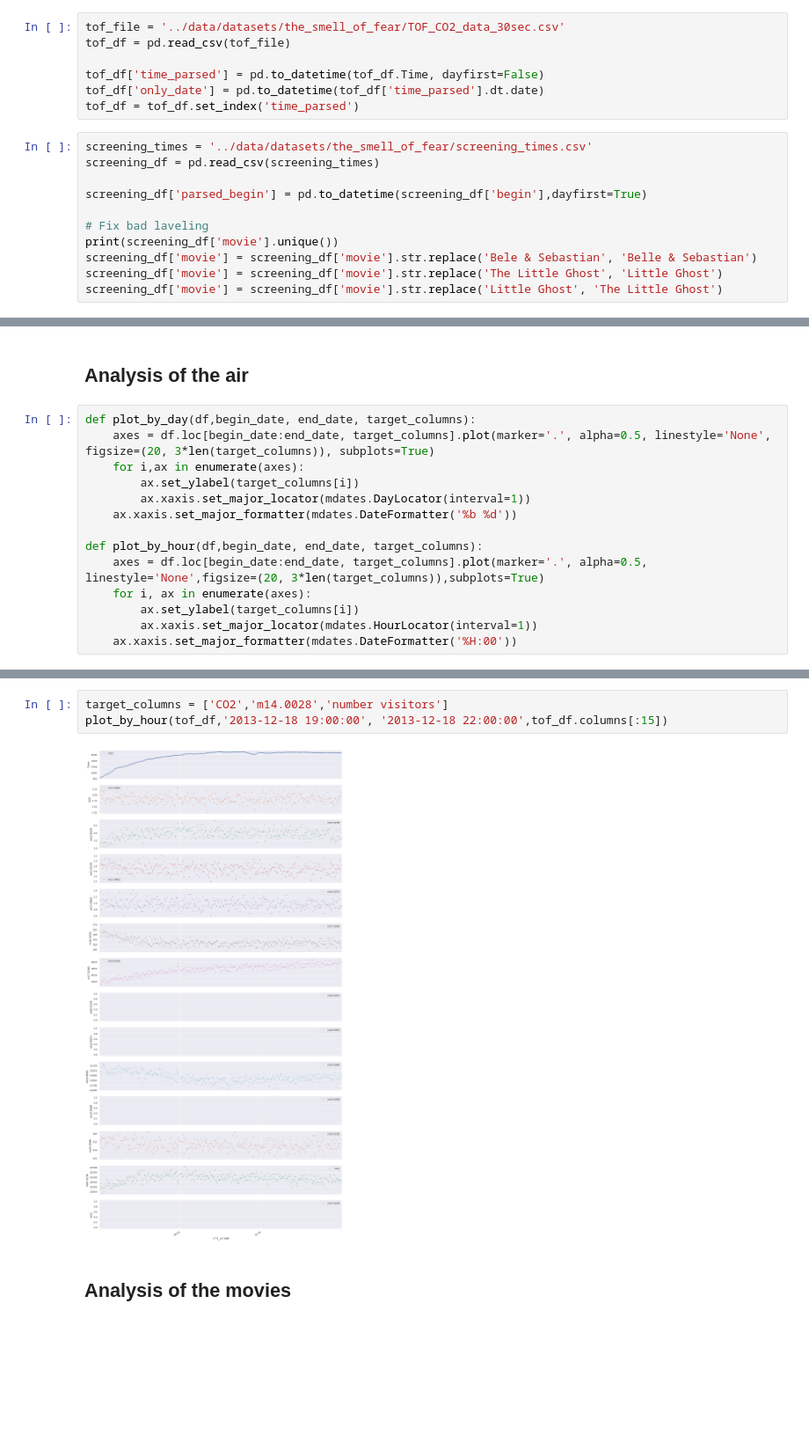
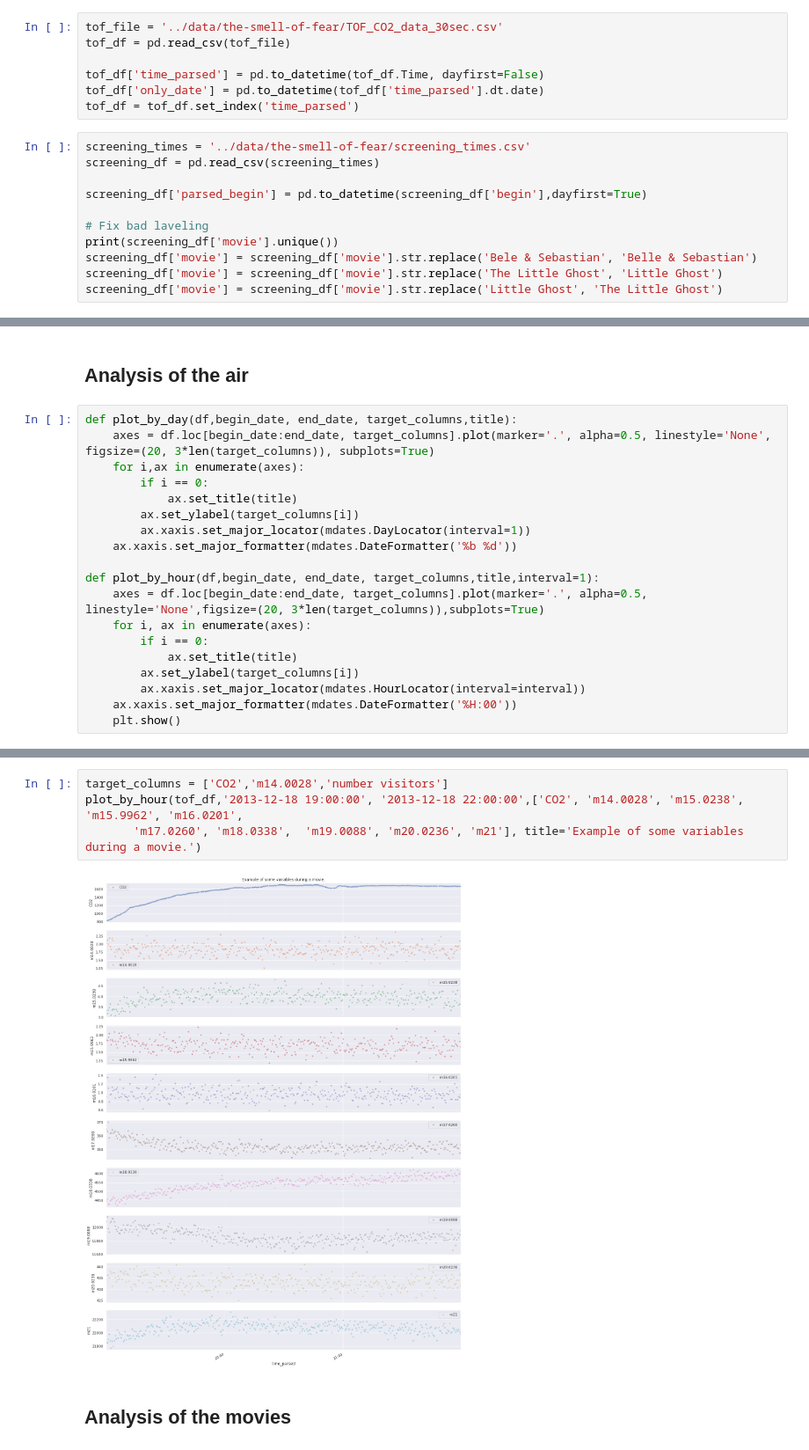
Before and after one commit to RaquelLeandra/deep_learning_deliveries, a Jupyter notebook: src/Time Series Visualization.ipynb, the cells around one changed output, grey strips where cells are left out. Shown at 88% size. Saved outputs shown, nothing was run; the diff lists cells and outputs as text; blank space fills up the shorter version.

````diff
--- a/src/Time Series Visualization.ipynb
+++ b/src/Time Series Visualization.ipynb
@@ -26,14 +29,14 @@ tof_df.loc['2013-12-18 14:00:00':'2013-12-18 16:41:00']
 tof_df.loc['2013-12']
 ```
 # %%
-tof_file = '../data/datasets/the_smell_of_fear/TOF_CO2_data_30sec.csv'
+tof_file = '../data/the-smell-of-fear/TOF_CO2_data_30sec.csv'
 tof_df = pd.read_csv(tof_file)
 
 tof_df['time_parsed'] = pd.to_datetime(tof_df.Time, dayfirst=False)
 tof_df['only_date'] = pd.to_datetime(tof_df['time_parsed'].dt.date)
 tof_df = tof_df.set_index('time_parsed')
 # %%
-screening_times = '../data/datasets/the_smell_of_fear/screening_times.csv'
+screening_times = '../data/the-smell-of-fear/screening_times.csv'
 screening_df = pd.read_csv(screening_times)
 
 screening_df['parsed_begin'] = pd.to_datetime(screening_df['begin'],dayfirst=True)
@@ -106,18 +140,23 @@ sns.heatmap(tof_df.iloc[:,1:431].corr())
 # %% [markdown]
 ## Analysis of the air
 # %%
-def plot_by_day(df,begin_date, end_date, target_columns):
+def plot_by_day(df,begin_date, end_date, target_columns,title):
     axes = df.loc[begin_date:end_date, target_columns].plot(marker='.', alpha=0.5, linestyle='None', figsize=(20, 3*len(target_columns)), subplots=True)
     for i,ax in enumerate(axes):
+        if i == 0:
+            ax.set_title(title)
         ax.set_ylabel(target_columns[i])
         ax.xaxis.set_major_locator(mdates.DayLocator(interval=1))
     ax.xaxis.set_major_formatter(mdates.DateFormatter('%b %d'))
 
-def plot_by_hour(df,begin_date, end_date, target_columns):
+def plot_by_hour(df,begin_date, end_date, target_columns,title,interval=1):
     axes = df.loc[begin_date:end_date, target_columns].plot(marker='.', alpha=0.5, linestyle='None',figsize=(20, 3*len(target_columns)),subplots=True)
     for i, ax in enumerate(axes):
+        if i == 0:
+            ax.set_title(title)
         ax.set_ylabel(target_columns[i])
-        ax.xaxis.set_major_locator(mdates.HourLocator(interval=1))
+        ax.xaxis.set_major_locator(mdates.HourLocator(interval=interval))
     ax.xaxis.set_major_formatter(mdates.DateFormatter('%H:00'))
+    plt.show()
 # %%
 cols_plot = ['CO2', 'm14.0028', 'm16.0201','number visitors']
@@ -127,8 +177,9 @@ plot_by_day(tof_df, '2013-12-18','2014-01-16',cols_plot)
 # %%
 target_columns = ['CO2','m14.0028','number visitors']
-plot_by_hour(tof_df,'2013-12-18 19:00:00', '2013-12-18 22:00:00',tof_df.columns[:15])
+plot_by_hour(tof_df,'2013-12-18 19:00:00', '2013-12-18 22:00:00',['CO2', 'm14.0028', 'm15.0238', 'm15.9962', 'm16.0201',
+       'm17.0260', 'm18.0338',  'm19.0088', 'm20.0236', 'm21'], title='Example of some variables during a movie.')
 # %% [output]
-[figure, old version]
+[figure, new version]
 # %% [markdown]
 ## Analysis of the movies
 # %%
````
Also changed, not shown: parts of 22 cells of this notebook, 1 other file.
